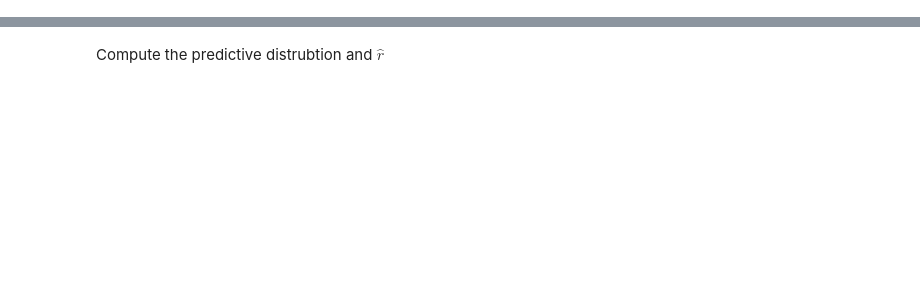
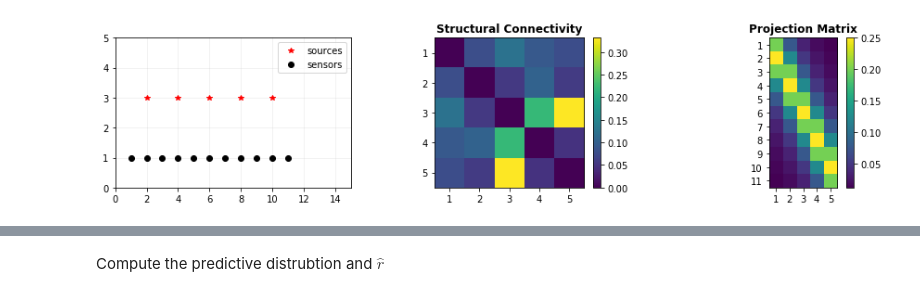
Before and after one commit to dhrunia/infr_szr_prpgtn, a Jupyter notebook: vep-snsr-fit.ipynb, the cells around one changed output, grey strips where cells are left out. Drawn from its saved outputs; the diff is of its cells as text; code cells hidden in the pictures; blank space fills up the shorter version.

```diff
--- a/vep-snsr-fit.ipynb
+++ b/vep-snsr-fit.ipynb
@@ -6,7 +6,10 @@ import lib.syn_data
 import matplotlib.pyplot as plt
 import os
 # %%
-results_dir = 'results/exp6'
+results_dir = 'results/exp6/exp6.1'
+os.makedirs(results_dir,exist_ok=True)
+os.makedirs(f'{results_dir}/logs',exist_ok=True)
+os.makedirs(f'{results_dir}/figures',exist_ok=True)
 np.random.seed(0)
 
 x = np.r_[2:12:2]
@@ -25,33 +28,35 @@ plt.plot(src_locs[:,0],src_locs[:,1],'r*',label='sources')
 plt.plot(snsr_locs[:,0],snsr_locs[:,1],'ko',label='sensors')
 plt.xlim([0,15])
 plt.ylim([0,5])
 plt.grid(1,alpha=0.2)
 plt.legend(loc='upper right')
 
 ax = plt.subplot(132)
 SC = lib.syn_data.gen_con(nNodes)
 
 im = plt.imshow(SC)
 plt.xticks(np.arange(0,nNodes),map(str,np.arange(1,nNodes+1)))
 plt.yticks(np.arange(0,nNodes),map(str,np.arange(1,nNodes+1)))
 plt.colorbar(fraction=0.046, pad=0.04)
 plt.gca().set_title("Structural Connectivity",fontweight="bold")
 
 proj_mat = lib.syn_data.comp_proj_mat(src_locs,snsr_locs)
 
 plt.subplot(133)
 plt.imshow(proj_mat)
 plt.xticks(np.arange(0,nNodes),map(str,np.arange(1,nNodes+1)))
 plt.yticks(np.arange(0,nSnsrs),map(str,np.arange(1,nSnsrs+1)))
 plt.colorbar(fraction=0.046,pad=0.04)
 plt.gca().set_title("Projection Matrix",fontweight="bold")
 
 plt.tight_layout()
 plt.savefig(f'{results_dir}/figures/network.png')
 
 
 np.savez(f'{results_dir}/network.npz', src_locs=src_locs, snsr_locs = snsr_locs, \
         SC=SC, proj_mat=proj_mat)
+# %% [output]
+[figure, added]
 # %%
 nn = nNodes
 ns = nSnsrs
```
Also changed, not shown: parts of 8 cells of this notebook, 4 other files.
